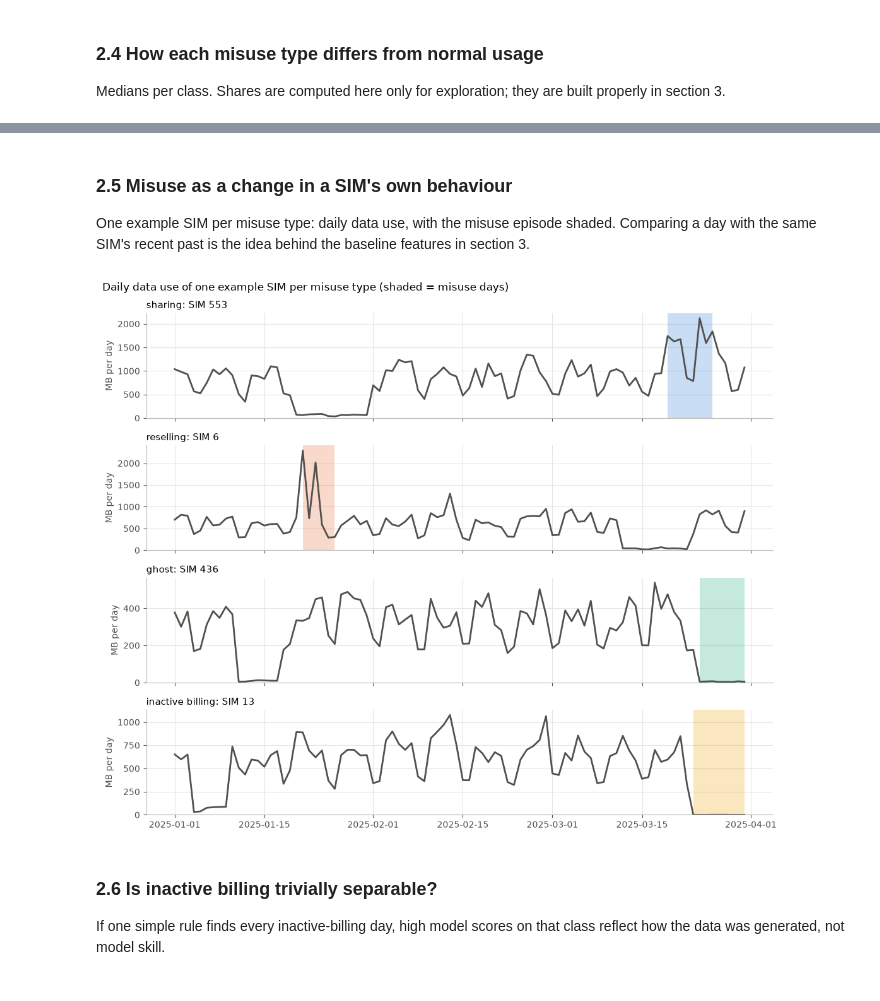
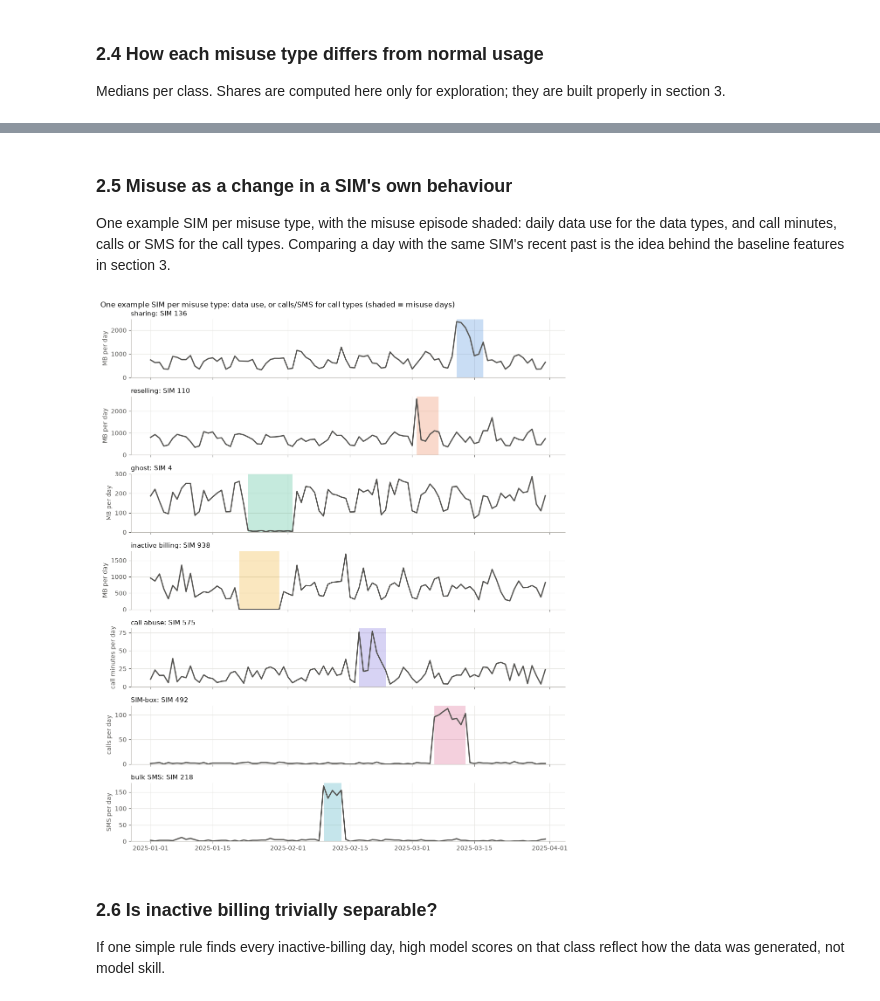
Before and after one commit to ianchomba1/proSIM, a Jupyter notebook: ml-training/notebooks/01_misuse_training.ipynb, the cells around one changed output, grey strips where cells are left out. Drawn from its saved outputs; the diff is of its cells as text; code cells hidden in the pictures.

```diff
--- a/ml-training/notebooks/01_misuse_training.ipynb
+++ b/ml-training/notebooks/01_misuse_training.ipynb
@@ -74,12 +140,16 @@ Figures are saved to `reports/` for the write-up.
 ### 2.1 Data quality
 # %%
 # Class order and colours, reused by every chart in this notebook
-CLASS_ORDER = ["normal", "unauthorized_sharing", "data_reselling", "ghost_usage", "inactive_billing"]
+CLASS_ORDER = ["normal", "unauthorized_sharing", "data_reselling", "ghost_usage", "inactive_billing",
+               "call_abuse", "sim_box", "bulk_sms"]
 MISUSE = CLASS_ORDER[1:]
+DATA_TYPES, CALL_TYPES = MISUSE[:4], MISUSE[4:]
 SHORT = {"normal": "normal", "unauthorized_sharing": "sharing", "data_reselling": "reselling",
-         "ghost_usage": "ghost", "inactive_billing": "inactive\nbilling"}
+         "ghost_usage": "ghost", "inactive_billing": "inactive\nbilling", "call_abuse": "call\nabuse",
+         "sim_box": "SIM-box", "bulk_sms": "bulk\nSMS"}
 CLASS_COLORS = {"normal": "#9a9893", "unauthorized_sharing": "#2a78d6", "data_reselling": "#eb6834",
-                "ghost_usage": "#1baf7a", "inactive_billing": "#eda100"}
+                "ghost_usage": "#1baf7a", "inactive_billing": "#eda100", "call_abuse": "#6250d6",
+                "sim_box": "#d6457a", "bulk_sms": "#1a9bb0"}
 
 plt.rcParams.update({
     "axes.spines.top": False, "axes.spines.right": False, "axes.axisbelow": True,
@@ -166,7 +242,7 @@ ep
 ### 2.4 How each misuse type differs from normal usage
 Medians per class. Shares are computed here only for exploration; they are built properly in section 3.
 # %%
-eda = df.copy()
+eda = df.join(CF)  # daily columns + call/SMS features (section 1.1)
 eps = 1e-6
 eda["upload_share"] = eda["total_upload_mb"] / (eda["total_mb"] + eps)
 eda["offpeak_share"] = eda["offpeak_mb"] / (eda["total_mb"] + eps)
@@ -175,8 +251,9 @@ eda["billed_minus_used_mb"] = eda["billed_mb"] - eda["total_mb"]
 
 COMPARE = ["total_mb", "total_upload_mb", "upload_share", "session_count", "mb_per_session",
            "max_session_mb", "hotspot_flag_count", "unique_towers", "geo_flag_count",
-           "roaming_sessions", "apn_public_count", "offpeak_share", "voice_minutes_used",
-           "sms_count", "billed_minus_used_mb"]
+           "roaming_sessions", "apn_public_count", "offpeak_share", "billed_minus_used_mb",
+           "calls", "call_minutes", "mean_call_s", "new_call_share", "intl_call_share",
+           "repeat_call_share", "sms", "new_sms_share"]
 medians = eda.groupby("label")[COMPARE].median().reindex(CLASS_ORDER).T
 medians.columns = [SHORT[c].replace("\n", " ") for c in medians.columns]
 medians.round(2)
@@ -200,9 +278,10 @@ medians.round(2)
 # %%
 PANELS = [("total_mb", "Total data (MB)"), ("upload_share", "Upload share of data"),
           ("hotspot_flag_count", "Hotspot sessions"), ("unique_towers", "Unique towers"),
-          ("offpeak_share", "Off-peak share of data"), ("session_count", "Sessions")]
+          ("offpeak_share", "Off-peak share of data"), ("session_count", "Sessions"),
+          ("calls", "Calls"), ("call_minutes", "Call minutes"), ("sms", "SMS")]
 
-fig, axes = plt.subplots(2, 3, figsize=(12, 6.5), sharex=True)
+fig, axes = plt.subplots(3, 3, figsize=(14, 9.5), sharex=True)
 for ax, (col, title) in zip(axes.flat, PANELS):
     data = [eda.loc[eda.label == c, col].values for c in CLASS_ORDER]
     bp = ax.boxplot(data, widths=0.55, showfliers=False, patch_artist=True,
@@ -214,7 +293,7 @@ for ax, (col, title) in zip(axes.flat, PANELS):
     ax.set_title(title, loc="left")
     ax.grid(axis="x", visible=False)
 for ax in axes[-1]:
-    ax.set_xticks(range(1, len(CLASS_ORDER) + 1), [SHORT[c] for c in CLASS_ORDER])
+    ax.set_xticks(range(1, len(CLASS_ORDER) + 1), [SHORT[c] for c in CLASS_ORDER], fontsize=8.5)
 fig.suptitle("Daily usage by class (boxes = middle 50% of SIM-days, line = median; outliers hidden)",
              x=0.01, ha="left", fontsize=12)
 fig.tight_layout()
@@ -225,32 +304,35 @@ plt.show()
 # %% [markdown]
 ### 2.5 Misuse as a change in a SIM's own behaviour
-One example SIM per misuse type: daily data use, with the misuse episode shaded. Comparing a day with the same SIM's recent past is the idea behind the baseline features in section 3.
+One example SIM per misuse type, with the misuse episode shaded: daily data use for the data types, and call minutes, calls or SMS for the call types. Comparing a day with the same SIM's recent past is the idea behind the baseline features in section 3.
 # %%
 def pick_example(category):
     """A SIM whose episode of this type starts after day 20 (so there is history before it)."""
     cand = episodes[(episodes.category == category) & (episodes.start_day >= 20)].copy()
     cand["gap"] = (cand.duration_days - cand.duration_days.median()).abs()
     return int(cand.sort_values(["gap", "sim_id"]).iloc[0].sim_id)
 
-fig, axes = plt.subplots(len(MISUSE), 1, figsize=(11, 9), sharex=True)
+SERIES = {"call_abuse": ("call_minutes", "call minutes per day"), "sim_box": ("calls", "calls per day"),
+          "bulk_sms": ("sms", "SMS per day")}   # data types: ("total_mb", "MB per day")
+fig, axes = plt.subplots(len(MISUSE), 1, figsize=(11, 13), sharex=True)
 for ax, cat in zip(axes, MISUSE):
     sim = pick_example(cat)
-    s = df[df.sim_id == sim].copy()
+    col, unit = SERIES.get(cat, ("total_mb", "MB per day"))
+    s = eda[eda.sim_id == sim].copy()
     s["date"] = pd.to_datetime(s["date"])
-    ax.plot(s["date"], s["total_mb"], color="#52514e", linewidth=2)
+    ax.plot(s["date"], s[col], color="#52514e", linewidth=2)
     in_ep = s["label"] == cat
     ax.fill_between(s["date"], 0, 1, where=in_ep, transform=ax.get_xaxis_transform(),
                     color=CLASS_COLORS[cat], alpha=0.25, step="mid", linewidth=0)
     ax.set_title(f"{SHORT[cat].replace(chr(10), ' ')}: SIM {sim}", loc="left")
-    ax.set_ylabel("MB per day")
+    ax.set_ylabel(unit)
     ax.set_ylim(bottom=0)
-fig.suptitle("Daily data use of one example SIM per misuse type (shaded = misuse days)",
+fig.suptitle("One example SIM per misuse type: data use, or calls/SMS for call types (shaded = misuse days)",
              x=0.01, ha="left", fontsize=12)
 fig.tight_layout()
 savefig(fig, "eda_example_timeseries.png")
 plt.show()
 # %% [output]
-[figure, old version]
+[figure, new version]
 # %% [markdown]
 ### 2.6 Is inactive billing trivially separable?
 If one simple rule finds every inactive-billing day, high model scores on that class reflect how the data was generated, not model skill.
```
Also changed, not shown: parts of 68 cells of this notebook, 11 other files.
